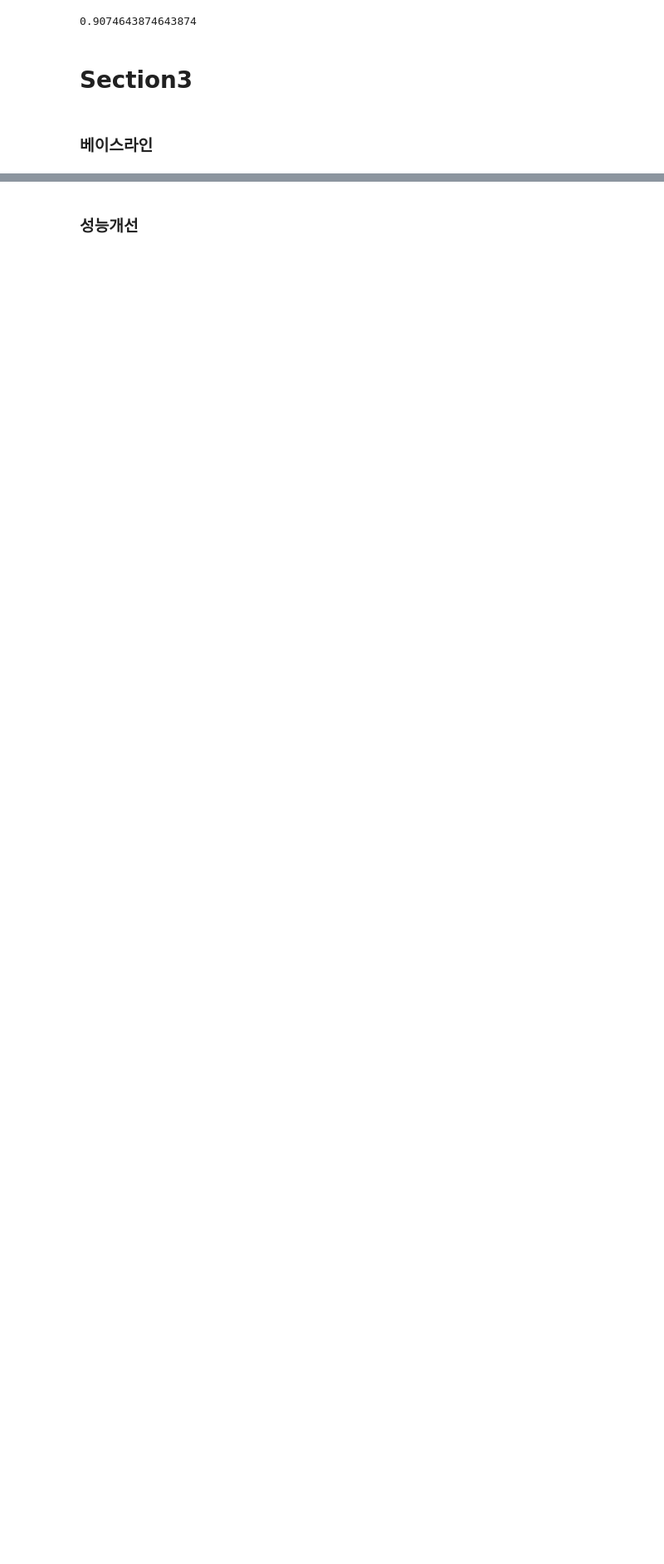
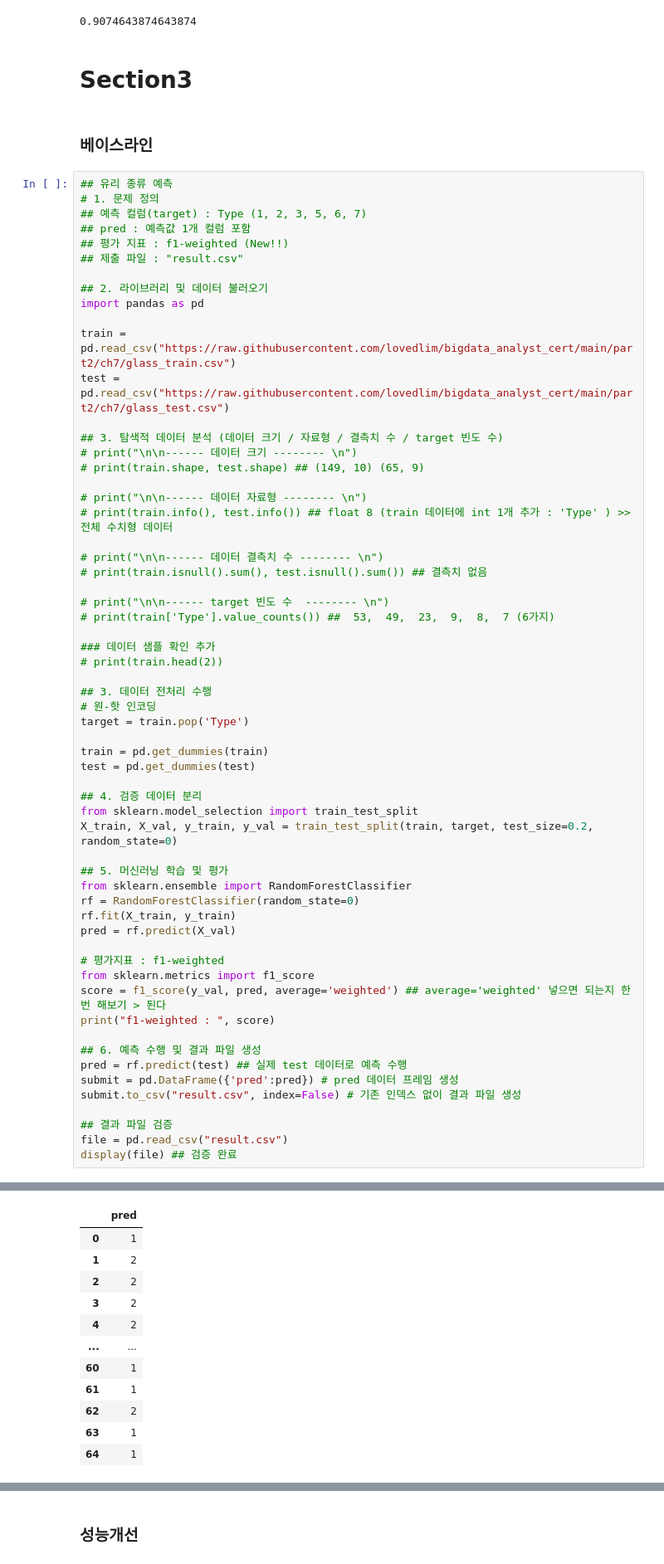
Before and after one commit to ecuirty-kr/1_DataAnalysis, a Jupyter notebook: ch7_ex_multi_class_classification.ipynb, the cells around one changed output, grey strips where cells are left out. Shown at 83% size. Saved outputs shown, nothing was run; the diff lists cells and outputs as text; blank space fills up the shorter version.

```diff
--- a/ch7_ex_multi_class_classification.ipynb
+++ b/ch7_ex_multi_class_classification.ipynb
@@ -306,3 +459,64 @@ submit.to_csv("result.csv", index=False)
 # Section3
 # %% [markdown]
 ### 베이스라인
+# %%
+## 유리 종류 예측
+# 1. 문제 정의
+## 예측 컬럼(target) : Type (1, 2, 3, 5, 6, 7)
+## pred : 예측값 1개 컬럼 포함
+## 평가 지표 : f1-weighted (New!!)
+## 제출 파일 : "result.csv"
+
+## 2. 라이브러리 및 데이터 불러오기
+import pandas as pd
+
+train = pd.read_csv("https://raw.githubusercontent.com/lovedlim/bigdata_analyst_cert/main/part2/ch7/glass_train.csv")
+test = pd.read_csv("https://raw.githubusercontent.com/lovedlim/bigdata_analyst_cert/main/part2/ch7/glass_test.csv")
+
+## 3. 탐색적 데이터 분석 (데이터 크기 / 자료형 / 결측치 수 / target 빈도 수)
+# print("\n\n------ 데이터 크기 -------- \n")
+# print(train.shape, test.shape) ## (149, 10) (65, 9)
+
+# print("\n\n------ 데이터 자료형 -------- \n")
+# print(train.info(), test.info()) ## float 8 (train 데이터에 int 1개 추가 : 'Type' ) >> 전체 수치형 데이터
+
+# print("\n\n------ 데이터 결측치 수 -------- \n")
+# print(train.isnull().sum(), test.isnull().sum()) ## 결측치 없음
+
+# print("\n\n------ target 빈도 수  -------- \n")
+# print(train['Type'].value_counts()) ##  53,  49,  23,  9,  8,  7 (6가지)
+
+### 데이터 샘플 확인 추가
+# print(train.head(2))
+
+## 3. 데이터 전처리 수행
+# 원-핫 인코딩
+target = train.pop('Type')
+
+train = pd.get_dummies(train)
+test = pd.get_dummies(test)
+
+## 4. 검증 데이터 분리
+from sklearn.model_selection import train_test_split
+X_train, X_val, y_train, y_val = train_test_split(train, target, test_size=0.2, random_state=0)
+
+## 5. 머신러닝 학습 및 평가
+from sklearn.ensemble import RandomForestClassifier
+rf = RandomForestClassifier(random_state=0)
+rf.fit(X_train, y_train)
+pred = rf.predict(X_val)
+
+# 평가지표 : f1-weighted
+from sklearn.metrics import f1_score
+score = f1_score(y_val, pred, average='weighted') ## average='weighted' 넣으면 되는지 한 번 해보기 > 된다
+print("f1-weighted : ", score)
+
+## 6. 예측 수행 및 결과 파일 생성
+pred = rf.predict(test) ## 실제 test 데이터로 예측 수행
+submit = pd.DataFrame({'pred':pred}) # pred 데이터 프레임 생성
+submit.to_csv("result.csv", index=False) # 기존 인덱스 없이 결과 파일 생성
+
+## 결과 파일 검증
+file = pd.read_csv("result.csv")
+display(file) ## 검증 완료
+# %% [output]
@@ -308,0 +524,12 @@ submit.to_csv("result.csv", index=False)
+|  | pred |
+| 0 | 1 |
+| 1 | 2 |
+| 2 | 2 |
+| 3 | 2 |
+| 4 | 2 |
+| ... | ... |
+| 60 | 1 |
+| 61 | 1 |
+| 62 | 2 |
+| 63 | 1 |
+| 64 | 1 |
```
Also changed, not shown: parts of 4 cells of this notebook.
